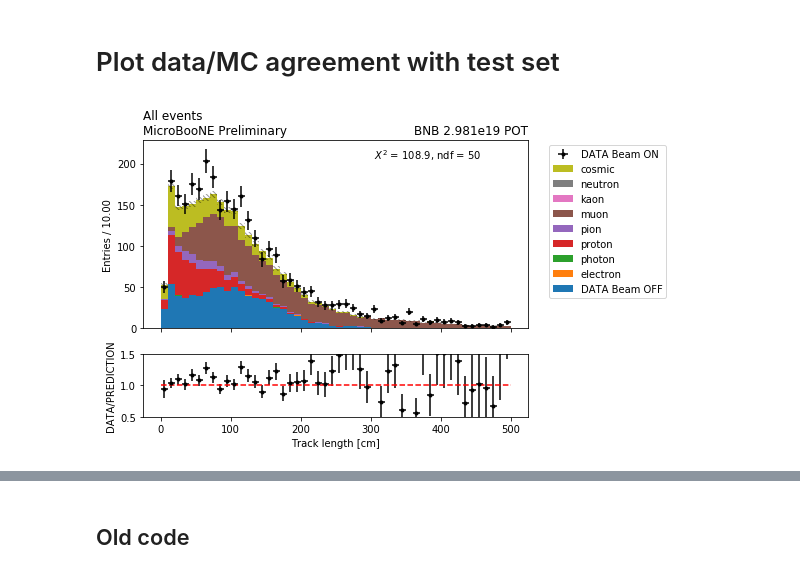
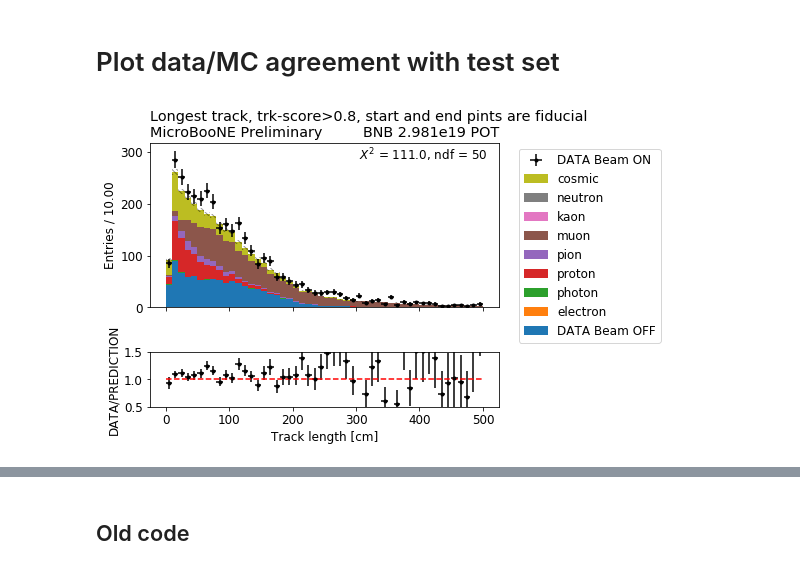
Before and after one commit to nfoppiani/calorimetry_likelihood, a Jupyter notebook: calorimetry_likelihood/calorimetry_likelihood_stopping_muons.ipynb, the cells around one changed output, grey strips where cells are left out. Drawn from its saved outputs; the diff is of its cells as text; code cells hidden in the pictures.

```diff
--- a/calorimetry_likelihood/calorimetry_likelihood_stopping_muons.ipynb
+++ b/calorimetry_likelihood/calorimetry_likelihood_stopping_muons.ipynb
@@ -22,7 +22,7 @@ from plotter_lazy_array import *
 from categorisation import *
 from initializers import *
 # %%
-today = '19_11_18'
+today = '19_11_25'
 !mkdir -p ~/Dropbox/MicroBooNE/_fig/$today/stopping_muons/
 save_folder = '/home/nic/Dropbox/MicroBooNE/_fig/' + today + '/stopping_muons/'
 # %%
@@ -164,27 +152,26 @@ scale_factors
 # Plot data/MC agreement with test set
 # %%
 my_plotter = plotter(arrays, scale_factors, pot_beam_on)
+# %%
+# save_folder = save_folder_data_mc
+def sel_function_base(array):
+    return (array['longest'] == 1) &\
+            (array['trk_score'] > 0.8) &\
+            (array['start_is_fiducial']) &\
+            (array['end_is_fiducial'])
+
+title_base = 'Longest track, trk-score>0.8, start and end pints are fiducial'
 # %%
-# save_folder = save_folder_data_mc
-def sel_function(array):
-    return (array['longest'] == 1) &\
-            (array['trk_score'] > 0.9) &\
-            (array['start_is_fiducial']) &\
-            (array['end_is_fiducial'])
-
-
-selection = sel_function
-title = 'All events'
 out = my_plotter.plot_pot_normalised_var(variable='trk_len',
                                    binning=[50, 0, 500],
                                    categories=pdg_categories,
-                                   additional_selection=selection,
+                                   additional_selection=sel_function_base,
                                    prediction_datasets=['bnb_dirt', 'bnb_nu'],
                                    xlabel=r'Track length [cm]',
-                                   title=title,
+                                   title=title_base,
                                    log=False,
                                    subtracted=False,
                                    onebin=False)
-# plt.savefig(save_folder + 'n_pfps_allevents.png', dpi=300)
+plt.savefig(save_folder + 'track_len.png', dpi=300)
 # %% [output]
-[figure, old version]
+[figure, new version]
```
Also changed, not shown: parts of 18 cells of this notebook, 14 other files.
